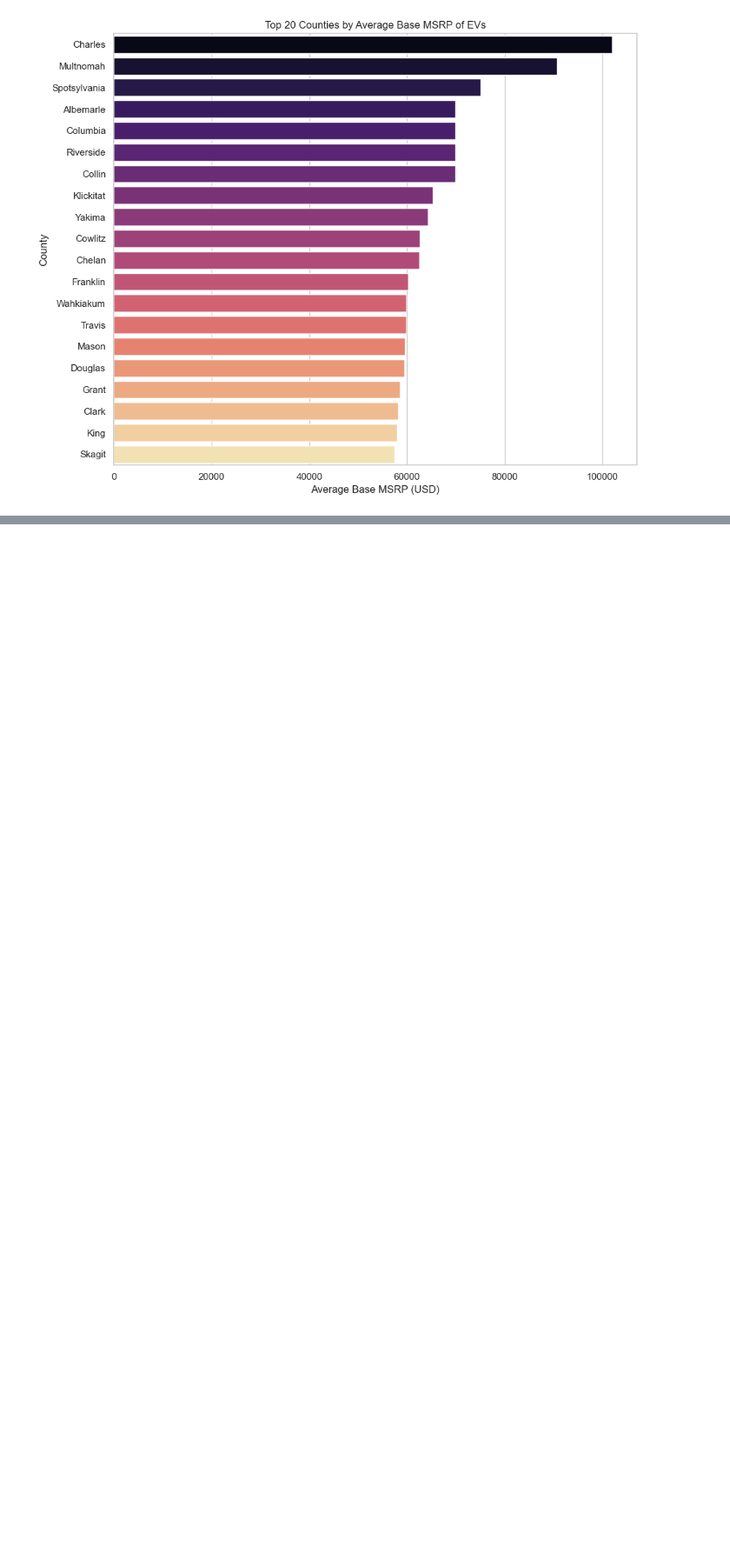
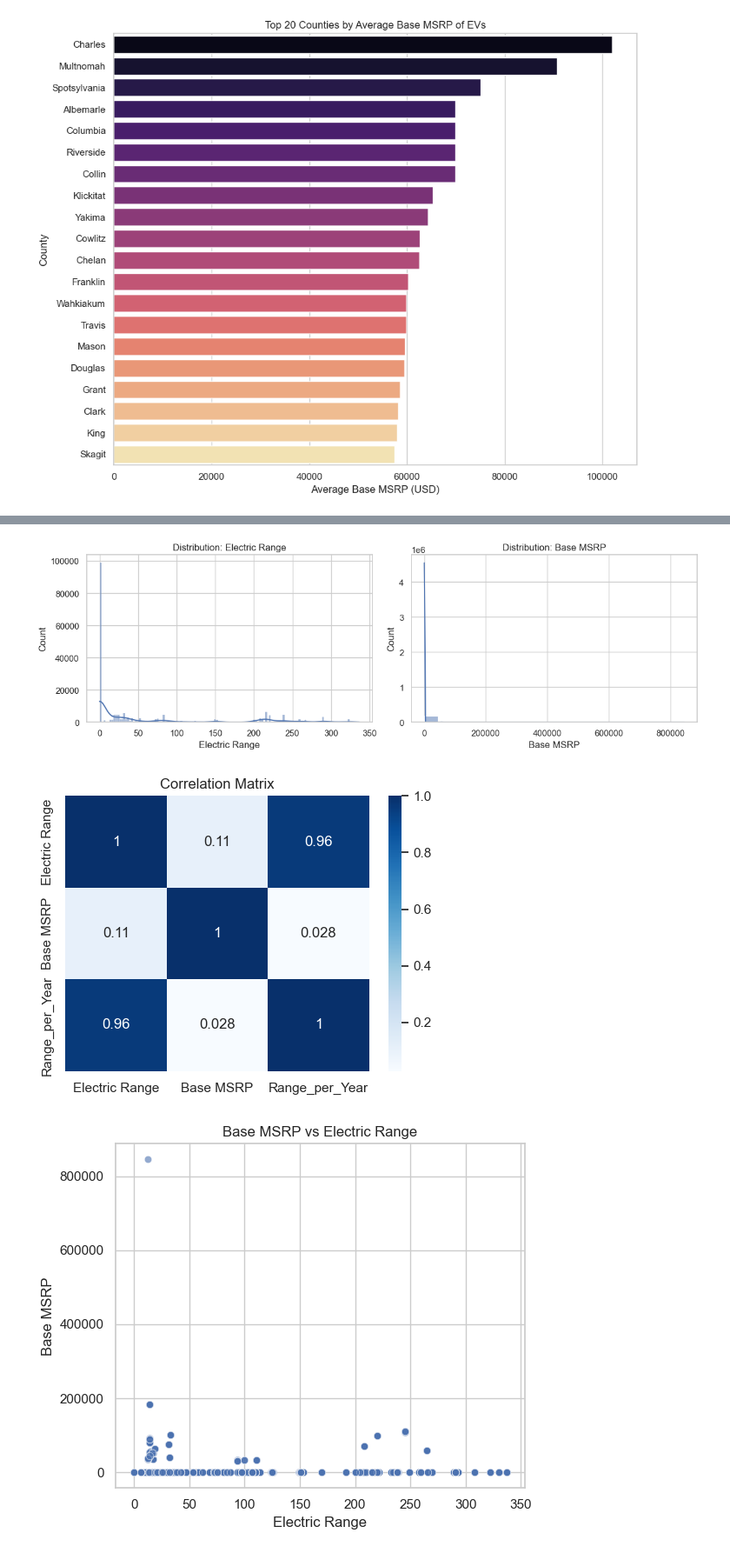
Before and after one commit to MelvinSiaw/Transportation_Project, a Jupyter notebook: ElectricVehiclePopulationAnalysis.ipynb, the cells around one changed output, grey strips where cells are left out. Shown at 87% size. Cells and saved outputs as stored; diff of their text form; code cells hidden in the pictures; blank space fills up the shorter version.

```diff
--- a/ElectricVehiclePopulationAnalysis.ipynb
+++ b/ElectricVehiclePopulationAnalysis.ipynb
@@ -285,0 +345,7 @@ plt.tight_layout()
+# %%
+# Check if 'Range_per_Year' already exists
+if 'Range_per_Year' not in df.columns:
+	df['Range_per_Year'] = df['Electric Range'] / (2025 - df['Model Year'] + 1)
+
+# Verify it’s in DataFrame
+print(df.columns.tolist())
@@ -285,0 +402,32 @@ plt.tight_layout()
+# %%
+# — Distributions & Correlations —
+import matplotlib.pyplot as plt
+import seaborn as sns
+
+# 1) Histograms
+fig, axes = plt.subplots(1, 2, figsize=(12,4))
+sns.histplot(df['Electric Range'].dropna(), kde=True, ax=axes[0])
+axes[0].set_title('Distribution: Electric Range')
+sns.histplot(df['Base MSRP'].dropna(),    kde=True, ax=axes[1])
+axes[1].set_title('Distribution: Base MSRP')
+plt.tight_layout()
+plt.show()
+
+# 2) Correlation matrix
+corr = df[['Electric Range','Base MSRP','Range_per_Year']].corr()
+plt.figure(figsize=(5,4))
+sns.heatmap(corr, annot=True, cmap='Blues')
+plt.title('Correlation Matrix')
+plt.tight_layout()
+plt.show()
+
+# 3) Scatterplot: Price vs Range
+plt.figure(figsize=(6,5))
+sns.scatterplot(data=df, x='Electric Range', y='Base MSRP', alpha=0.6)
+plt.title('Base MSRP vs Electric Range')
+plt.tight_layout()
+plt.show()
+# %% [output]
+[figure, added]
+[figure, added]
+[figure, added]
```
Also changed, not shown: parts of 25 cells of this notebook.
